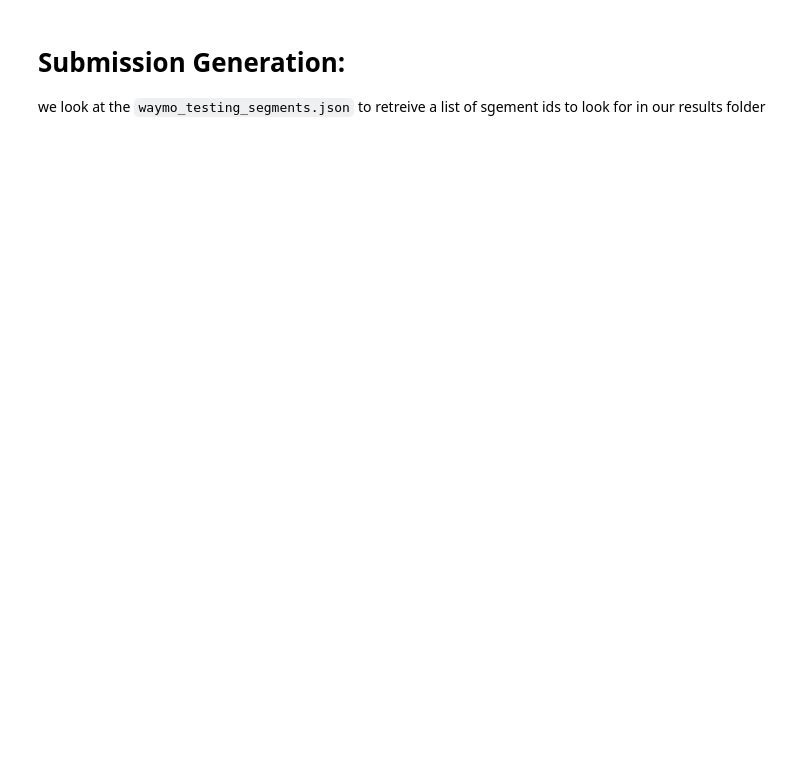
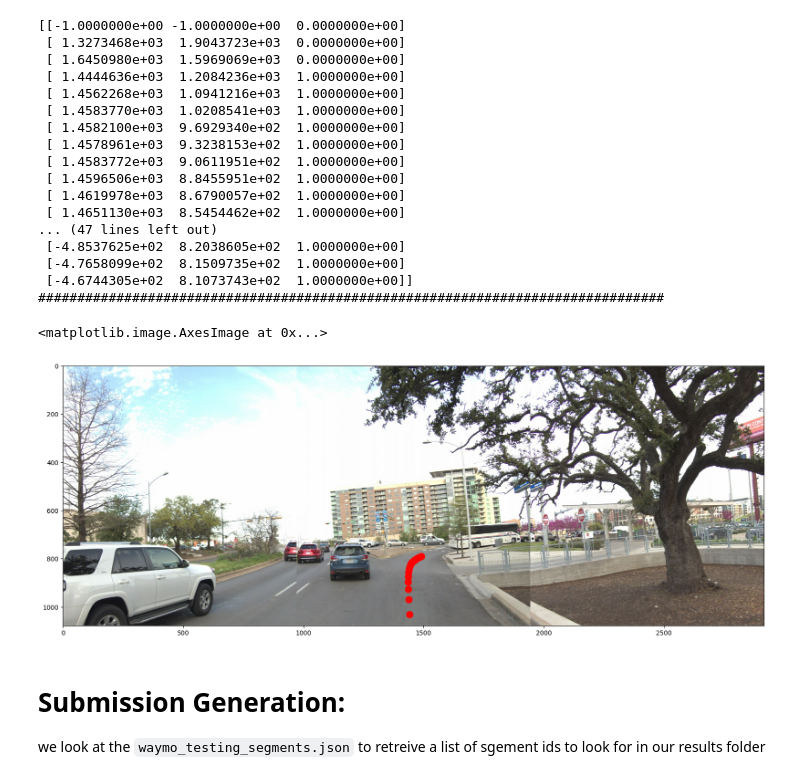
Before and after one commit to hansungkim98122/OpenEMMA-for-Waymo-E2E, a Jupyter notebook: waymo_submission.ipynb, the cells around one changed output. Cells and saved outputs as stored; diff of their text form; code cells hidden in the pictures; blank space fills up the shorter version.

````diff
--- a/waymo_submission.ipynb
+++ b/waymo_submission.ipynb
@@ -36,5 +27,5 @@ To enable the following instructions: AVX2 AVX512F AVX512_VNNI AVX512_BF16 AVX_V
 # %%
-target_id = '' #waymo uiud of the segment you wish to find. Must exist in the dataset
+target_id = '9153c9087daf1a90427913fc5b34c886' #waymo uiud of the segment you wish to find. Must exist in the dataset
 cur_id = ''
 if target_id:
     while target_id not in cur_id:
@@ -51,4 +40,9 @@ SyntaxError: invalid syntax (256152979.py, line 1)
 # %%
 if target_id:
-    dir = PREPROCESSED_DATA_FOLDER + target_id + '/'
-    pred_traj = np.load(dir+'pred_xyz.npy')
+    try:
+        dir = PREPROCESSED_DATA_FOLDER + target_id + '/'
+        pred_traj = np.load(dir+'pred_xyz.npy')
+    except:
+        pred_traj = None
+else:
+    pred_traj = None
@@ -138,15 +154,37 @@ future_waypoints_matrix
 # %%
 images_with_drawn_points = []
 for i in range(len(front3_camera_calibration_list)):
   waypoints_camera_space = project_vehicle_to_image(vehicle_pose, front3_camera_calibration_list[i], future_waypoints_matrix)
-  if pred_traj:
+  if pred_traj is not None:
     waypoints_generated = project_vehicle_to_image(vehicle_pose, front3_camera_calibration_list[i], pred_traj)
     front3_camera_image_list[i] = draw_points_on_image(front3_camera_image_list[i], waypoints_generated, size=15,color='b')
+  print(waypoints_camera_space)
+  print('#'.center(80,'#'))
   images_with_drawn_points.append(draw_points_on_image(front3_camera_image_list[i], waypoints_camera_space, size=15))
 
 concatenated_image = np.concatenate(images_with_drawn_points, axis=1)
 plt.figure(figsize=(20, 20))
 plt.imshow(concatenated_image)
+# %% [output]
+[[-1.0000000e+00 -1.0000000e+00  0.0000000e+00]
+ [ 1.3273468e+03  1.9043723e+03  0.0000000e+00]
+ [ 1.6450980e+03  1.5969069e+03  0.0000000e+00]
+ [ 1.4444636e+03  1.2084236e+03  1.0000000e+00]
+ [ 1.4562268e+03  1.0941216e+03  1.0000000e+00]
+ [ 1.4583770e+03  1.0208541e+03  1.0000000e+00]
+ [ 1.4582100e+03  9.6929340e+02  1.0000000e+00]
+ [ 1.4578961e+03  9.3238153e+02  1.0000000e+00]
+ [ 1.4583772e+03  9.0611951e+02  1.0000000e+00]
+ [ 1.4596506e+03  8.8455951e+02  1.0000000e+00]
+ [ 1.4619978e+03  8.6790057e+02  1.0000000e+00]
+ [ 1.4651130e+03  8.5454462e+02  1.0000000e+00]
+... (47 lines left out)
+ [-4.8537625e+02  8.2038605e+02  1.0000000e+00]
+ [-4.7658099e+02  8.1509735e+02  1.0000000e+00]
+ [-4.6744305e+02  8.1073743e+02  1.0000000e+00]]
+################################################################################
+<matplotlib.image.AxesImage at 0x...>
+[figure, added]
 # %% [markdown]
 # Submission Generation:
 we look at the ```waymo_testing_segments.json``` to retreive a list of sgement ids to look for in our results folder
````
Also changed, not shown: parts of 5 cells of this notebook, 10 other files.
